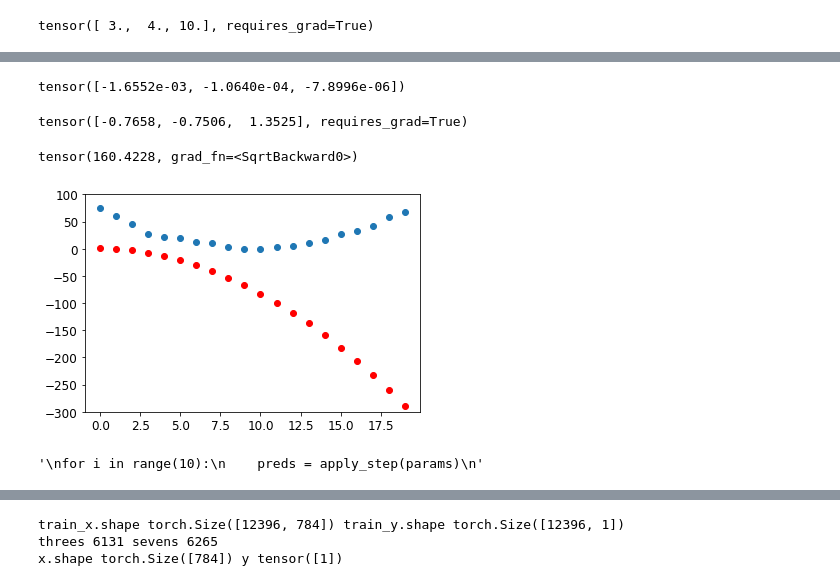
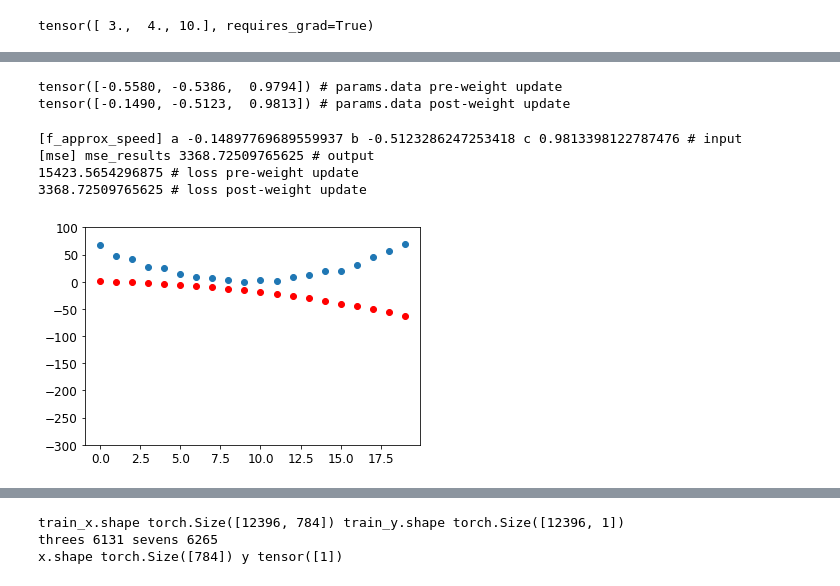
Before and after one commit to miketon/JupyterJeep, a Jupyter notebook: fastai_exercises/fast-ai-chapter04-under-the-hood.ipynb, the cells around one changed output, grey strips where cells are left out. Saved outputs shown, nothing was run; the diff lists cells and outputs as text; code cells hidden in the pictures.

```diff
--- a/fastai_exercises/fast-ai-chapter04-under-the-hood.ipynb
+++ b/fastai_exercises/fast-ai-chapter04-under-the-hood.ipynb
@@ -325,4 +361,7 @@ speed tensor([74.4682, 59.6494, 45.8897, 26.3709, 21.4131, 19.4225, 12.5899, 10.
 # %%
+# We want to clearly distinguish :
+# - input : the time (t) at which we are measuring the speed
+# - parameters : the values that define which quadractic we're trying
 def f_approx_speed(t, params):
     a, b, c = params
     # we are guessing that approx speed is quadratic because we can't consider
@@ -330,9 +369,16 @@ def f_approx_speed(t, params):
     # TODO : why is QUADRATIC a good guess?
     # ANSWER : quadratic simplifies the problem because it's fully defined by a,b,c?
     # If not a given, how would I know this though lol
-    return a*(t**2) + (b*t)+c
+    print(f'[f_approx_speed] a {a} b {b} c {c} # input')
+    approx_speed_results = a*(t**2) + (b*t)+c
+    # print(f'[f_approx_speed] approx_speed_results {approx_speed_results} # output')
+    return approx_speed_results
 
+# mean squared error is commonly used for continous data as a loss function
 def mse(preds, targets):
-    return ((preds-targets)**2).mean().sqrt()
+    #print(f'[mse] preds {preds} targets {targets} # input')
+    mse_results = ((preds-targets)**2).mean()
+    print(f'[mse] mse_results {mse_results} # output')
+    return mse_results
 # %%
 # Initialize parameters
@@ -372,23 +429,25 @@ tensor([-165.5151,  -10.6402,   -0.7900])
-# %%
-params.grad * 1e-5 # type: ignore 1e-5 = 0.00001
-# %% [output]
-tensor([-1.6552e-03, -1.0640e-04, -7.8996e-06])
-# %%
-params
-# %% [output]
-tensor([-0.7658, -0.7506,  1.3525], requires_grad=True)
 # %%
 # step the weights in the direction of the gradient
-lr = 1e-5
+lr = 1e-5 # 1e-5 = 0.00001
+print(f'{params.data} # params.data pre-weight update')
 params.data -= lr * params.grad.data # type: ignore
+print(f'{params.data} # params.data post-weight update')
 params.grad = None # type: ignore
+# %% [output]
+tensor([-0.5580, -0.5386,  0.9794]) # params.data pre-weight update
+tensor([-0.1490, -0.5123,  0.9813]) # params.data post-weight update
-# %%
-preds = f_approx_speed(time, params)
-mse(preds, speed)
-# %% [output]
-tensor(160.4228, grad_fn=<SqrtBackward0>)
-# %%
-show_preds(preds)
-# %% [output]
-[figure, removed]
+# %%
+# Let's see if the loss has improved
+preds = f_approx_speed(time, params)
+loss_post_update = mse(preds, speed)
+print(f'{loss} # loss pre-weight update \n{loss_post_update} # loss post-weight update')
+
+# Let's visualize our updated predictions
+show_preds(preds)
+# %% [output]
+[f_approx_speed] a -0.14897769689559937 b -0.5123286247253418 c 0.9813398122787476 # input
+[mse] mse_results 3368.72509765625 # output
+15423.5654296875 # loss pre-weight update
+3368.72509765625 # loss post-weight update
+[figure, added]
 # %%
@@ -403,11 +464,3 @@ def apply_step(params, prn=True):
     if prn :
         print(f'apply_step : loss.item => {loss.item()} params.data => {params.data}')
     return preds
-# %%
-# repeat the process
-'''
-for i in range(10):
-    preds = apply_step(params)
-'''
-# %% [output]
-'\nfor i in range(10):\n    preds = apply_step(params)\n'
```
Also changed, not shown: parts of 22 cells of this notebook, 6 other files.
